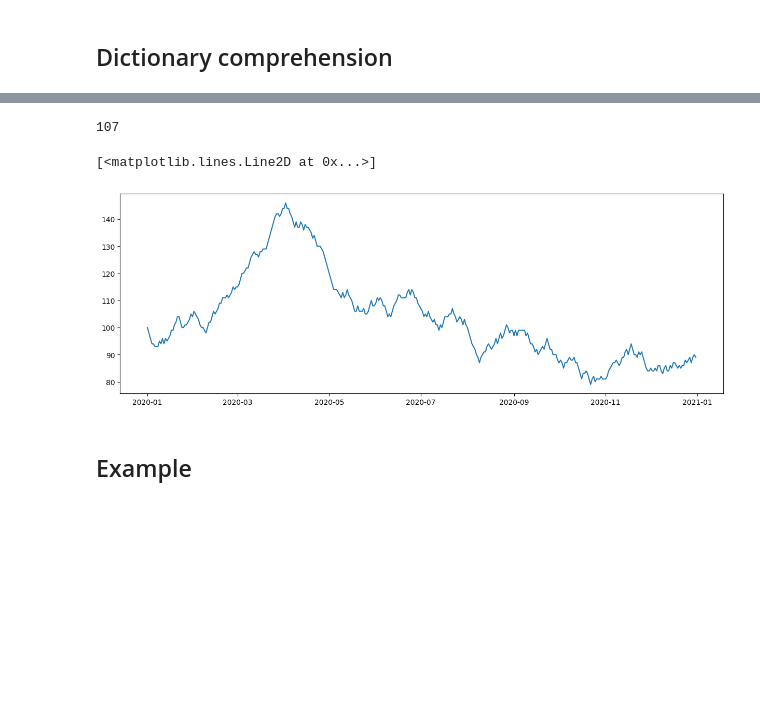
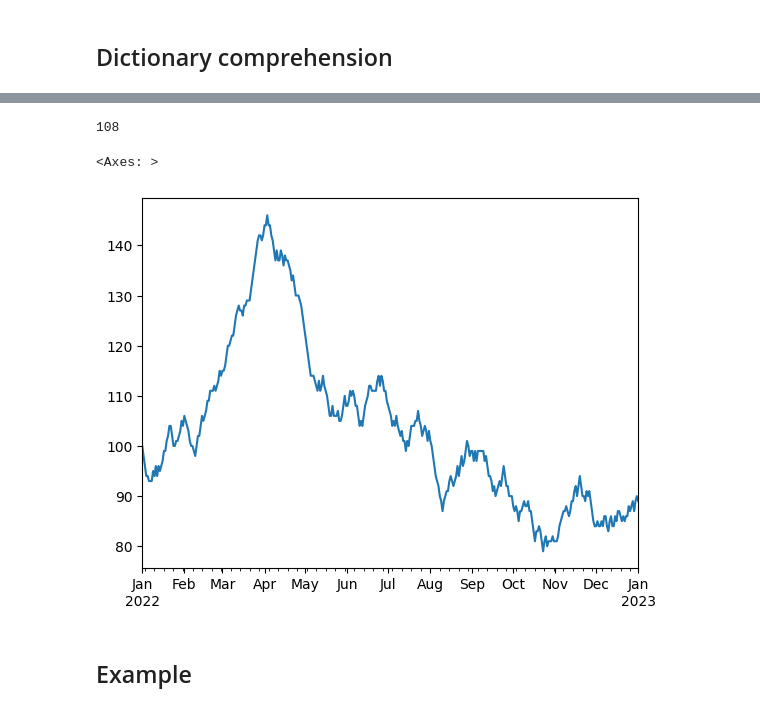
Before and after one commit to cordmaur/PythonForScientists, a Jupyter notebook: Lessons_ANA/Python4Scientists_Lesson4.ipynb, the cells around one changed output, grey strips where cells are left out. Drawn from its saved outputs; the diff is of its cells as text; code cells hidden in the pictures; blank space fills up the shorter version.

```diff
--- a/Lessons_ANA/Python4Scientists_Lesson4.ipynb
+++ b/Lessons_ANA/Python4Scientists_Lesson4.ipynb
@@ -338,4 +2,0 @@ name, age, job
-# %%
-# it can Unpack ANYTHING Python can iterate on (Iterable)
-m, a, u, r, i, c, i2, o = "Maurício"
-m, a, u, r, i, c, i2, o
@@ -524,15 +235,21 @@ What if I wanted to create a complete time series?
 
 Let's test it with another data (river stage)
 # %%
+import matplotlib.pyplot as plt
+
 # Now I will create a random walk (non-stationary) to represent river stage
 random.seed(2)
 
-river_stage = [100]
+# river_stage = [100]
 
-for _ in range(365):
-    river_stage.append(river_stage[-1] + random.randint(-2, 2))
+river_dict = {1: 100}
 
-plt.plot(river_stage)
+for i in range(365):
+    # river_stage.append(river_stage[-1] + random.randint(-2, 2))
+
+    river_dict[i+2] = river_dict[i+1] + random.randint(-2, 2)
+
+plt.plot(river_dict.values())
 # %% [output]
 [<matplotlib.lines.Line2D at 0x...>]
 [figure]
@@ -567,4 +314,5 @@ dt2.day, dt2.month, dt2.year
 # %%
-first_day = datetime(2020, 1, 1)
+first_day = datetime(2022, 1, 1)
 
+# dictionary comprehension: {key(X): value(X) for X in Iterable[list, tuple, etc...]}
 stages = {first_day + timedelta(days=i): stage for i, stage in enumerate(river_stage)}
@@ -571,12 +339,6 @@ stages = {first_day + timedelta(days=i): stage for i, stage in enumerate(river_s
 # %%
-desired_day = datetime(2020, 7, 1)
-
-stages[desired_day]
+dt = datetime(2022, 7, 1)
-# %% [output]
-107
-# %%
-plt.figure(figsize=(15, 5))
-plt.plot(list(stages.keys()), list(stages.values()))
-# %% [output]
-[<matplotlib.lines.Line2D at 0x...>]
-[figure, removed]
+# %%
+stages[dt]
+# %% [output]
+108
@@ -583,3 +347,10 @@ plt.plot(list(stages.keys()), list(stages.values()))
+# %%
+s = pd.Series(stages)
+# %%
+s.plot()
+# %% [output]
+<Axes: >
+[figure, added]
 # %% [markdown]
 ## Example
 # %% [markdown]
```
Also changed, not shown: parts of 159 cells of this notebook, 2 other files.
